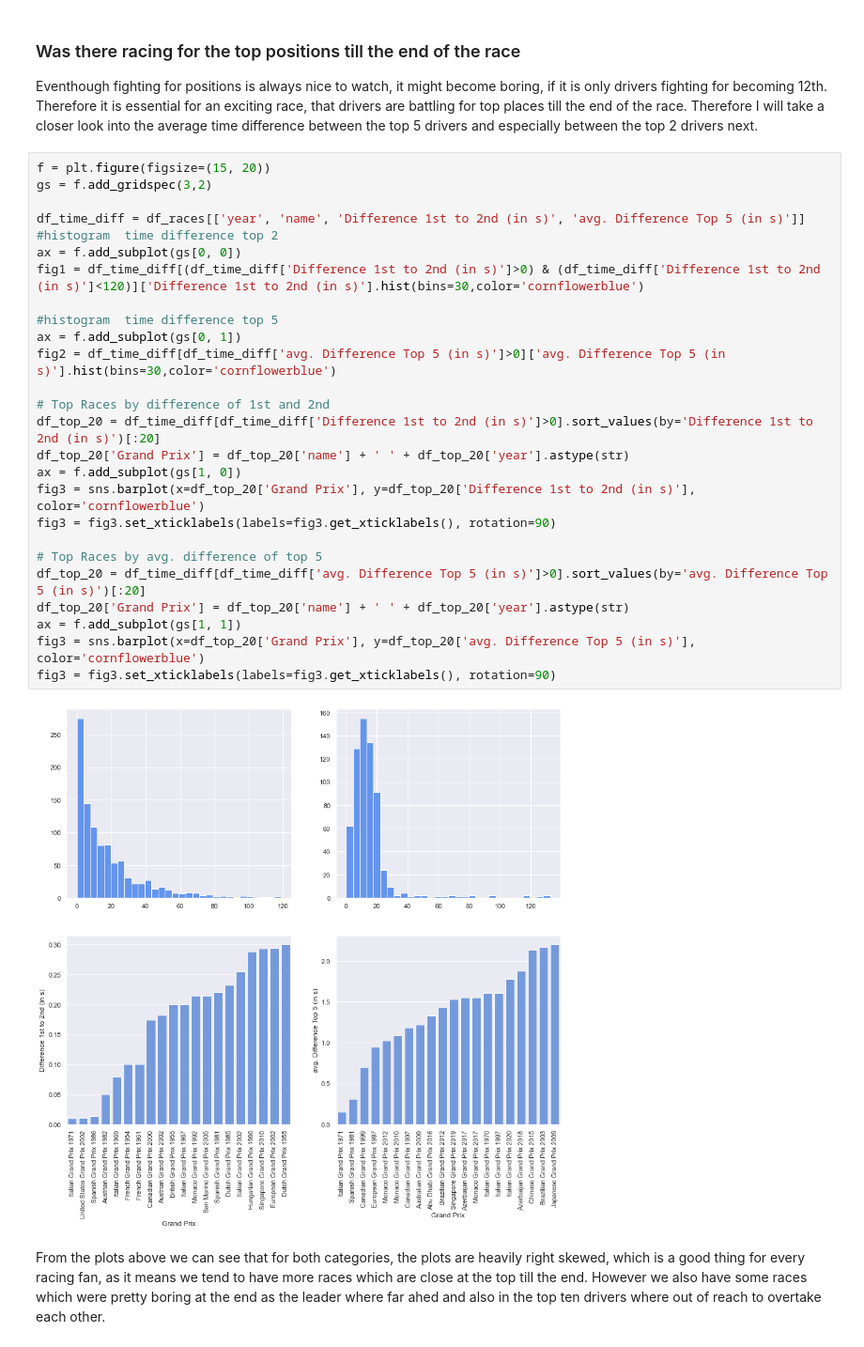
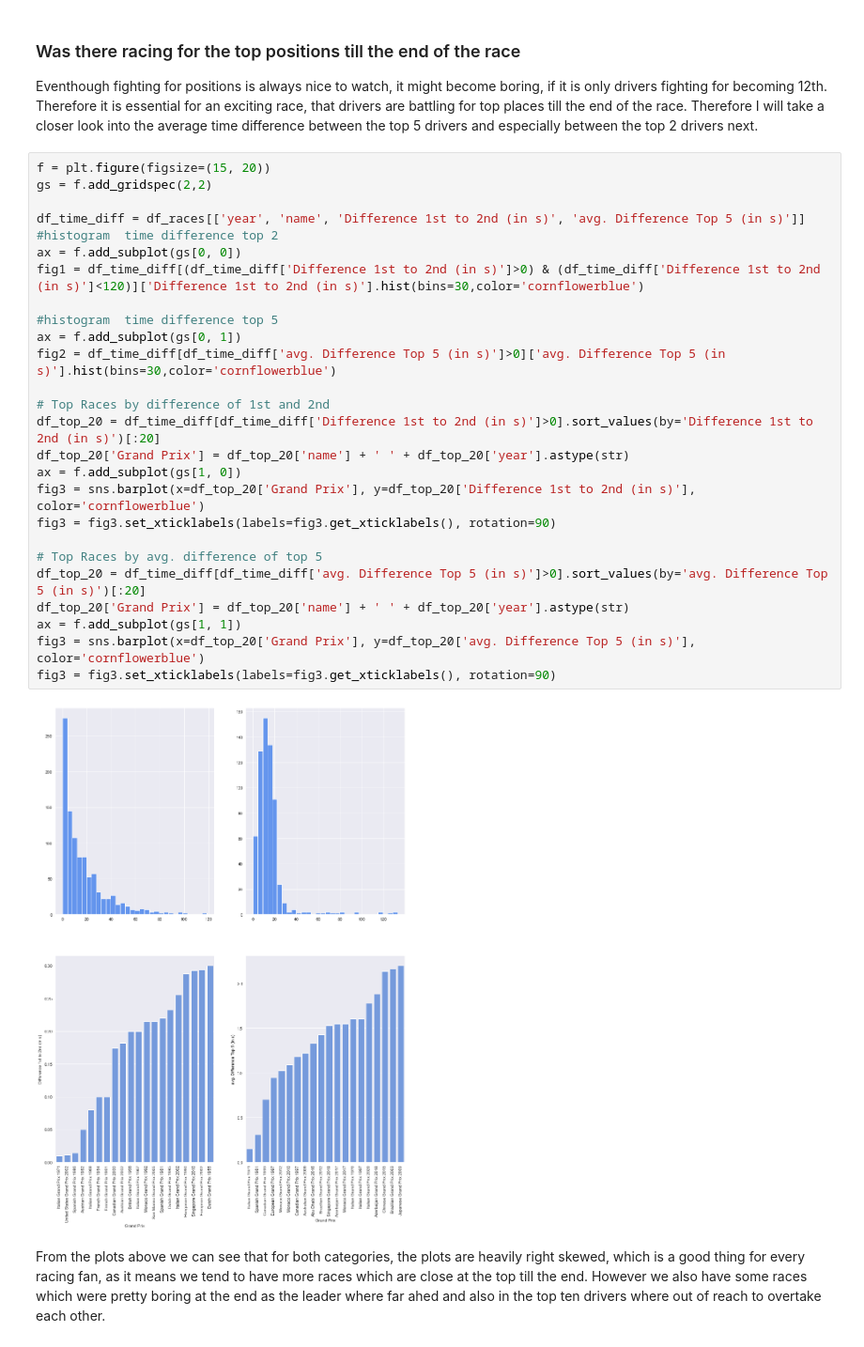
Before and after one commit to data301-2021-winter1/group16-project, a Jupyter notebook: notebooks/analysis2.ipynb, the cells around one changed output. Shown at 94% size. Drawn from its saved outputs; the diff is of its cells as text.

Commit message:
Plotting for Analysis nearly done, Description and storyline started

```diff
--- a/notebooks/analysis2.ipynb
+++ b/notebooks/analysis2.ipynb
@@ -537,32 +537,32 @@ We can see, that there is are on average about 100 overtakes per race. On has to
 Eventhough fighting for positions is always nice to watch, it might become boring, if it is only drivers fighting for becoming 12th. Therefore it is essential for an exciting race, that drivers are battling for top places till the end of the race. Therefore I will take a closer look into the average time difference between the top 5 drivers and especially between the top 2 drivers next.
 # %%
 f = plt.figure(figsize=(15, 20))
-gs = f.add_gridspec(3,2)
+gs = f.add_gridspec(2,2)
 
 df_time_diff = df_races[['year', 'name', 'Difference 1st to 2nd (in s)', 'avg. Difference Top 5 (in s)']]
 #histogram  time difference top 2
 ax = f.add_subplot(gs[0, 0])
 fig1 = df_time_diff[(df_time_diff['Difference 1st to 2nd (in s)']>0) & (df_time_diff['Difference 1st to 2nd (in s)']<120)]['Difference 1st to 2nd (in s)'].hist(bins=30,color='cornflowerblue')
 
 #histogram  time difference top 5
 ax = f.add_subplot(gs[0, 1])
 fig2 = df_time_diff[df_time_diff['avg. Difference Top 5 (in s)']>0]['avg. Difference Top 5 (in s)'].hist(bins=30,color='cornflowerblue')
 
 # Top Races by difference of 1st and 2nd
 df_top_20 = df_time_diff[df_time_diff['Difference 1st to 2nd (in s)']>0].sort_values(by='Difference 1st to 2nd (in s)')[:20]
 df_top_20['Grand Prix'] = df_top_20['name'] + ' ' + df_top_20['year'].astype(str)
 ax = f.add_subplot(gs[1, 0])
 fig3 = sns.barplot(x=df_top_20['Grand Prix'], y=df_top_20['Difference 1st to 2nd (in s)'], color='cornflowerblue')
 fig3 = fig3.set_xticklabels(labels=fig3.get_xticklabels(), rotation=90)
 
 # Top Races by avg. difference of top 5
 df_top_20 = df_time_diff[df_time_diff['avg. Difference Top 5 (in s)']>0].sort_values(by='avg. Difference Top 5 (in s)')[:20]
 df_top_20['Grand Prix'] = df_top_20['name'] + ' ' + df_top_20['year'].astype(str)
 ax = f.add_subplot(gs[1, 1])
 fig3 = sns.barplot(x=df_top_20['Grand Prix'], y=df_top_20['avg. Difference Top 5 (in s)'], color='cornflowerblue')
 fig3 = fig3.set_xticklabels(labels=fig3.get_xticklabels(), rotation=90)
 # %% [output]
-[figure, old version]
+[figure, new version]
 # %% [markdown]
 From the plots above we can see that for both categories, the plots are heavily right skewed, which is a good thing for every racing fan, as it means we tend to have more races which are close at the top till the end. However we also have some races which were pretty boring at the end as the leader where far ahed and also in the top ten drivers where out of reach to overtake each other.
 # %% [markdown]
```
Also changed, not shown: parts of 20 cells of this notebook.
